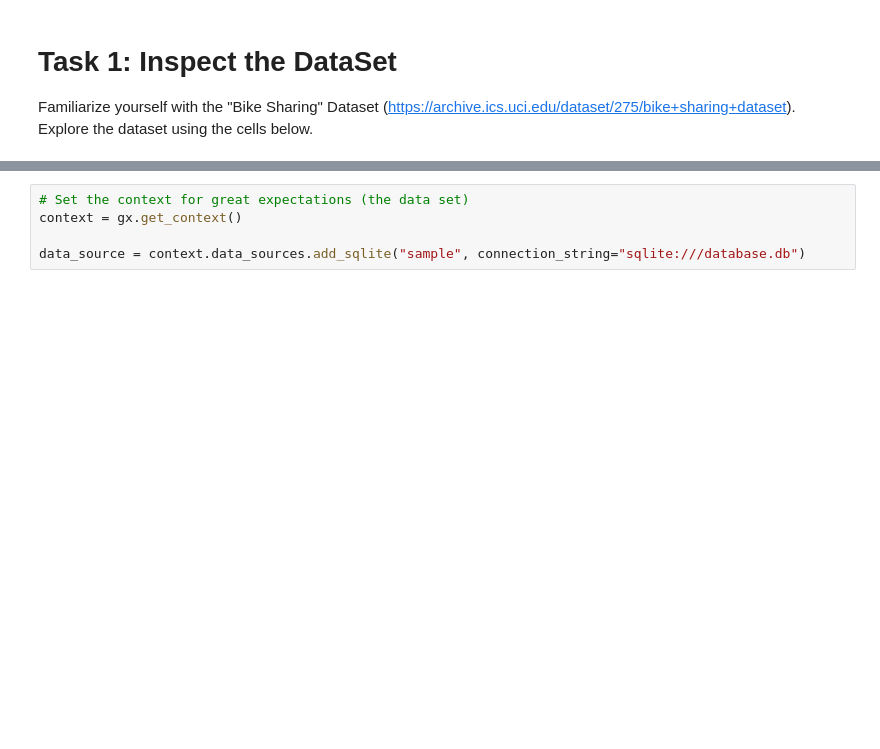
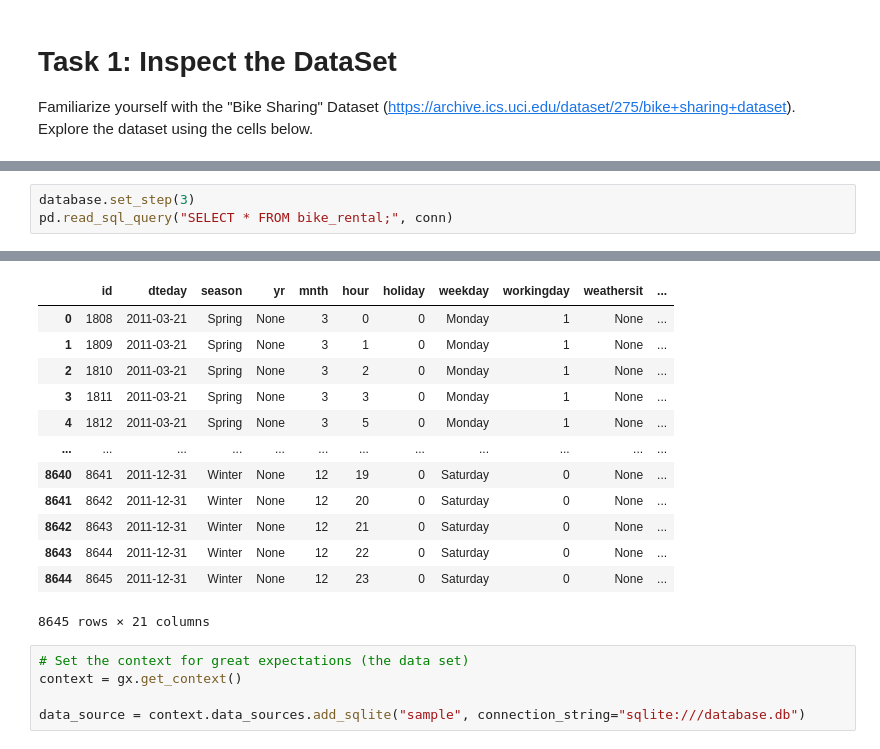
Before and after one commit to iptch/SDS2025-data-quality-handson, a Jupyter notebook: Workshop_DataQualityTesting.ipynb, the cells around one changed output, grey strips where cells are left out. Drawn from its saved outputs; the diff is of its cells as text; blank space fills up the shorter version.

```diff
--- a/Workshop_DataQualityTesting.ipynb
+++ b/Workshop_DataQualityTesting.ipynb
@@ -53,0 +40,4 @@ Migration 1_bike_rental_2011_spring.sql from 0_spring_2011 - Successfully applie
+# %%
+database.set_step(3)
+pd.read_sql_query("SELECT * FROM bike_rental;", conn)
+# %% [output]
@@ -54,3 +53,16 @@ Migration 1_bike_rental_2011_spring.sql from 0_spring_2011 - Successfully applie
+|  | id | dteday | season | yr | mnth | hour | holiday | weekday | workingday | weathersit | ... |
+| 0 | 1808 | 2011-03-21 | Spring | None | 3 | 0 | 0 | Monday | 1 | None | ... |
+| 1 | 1809 | 2011-03-21 | Spring | None | 3 | 1 | 0 | Monday | 1 | None | ... |
+| 2 | 1810 | 2011-03-21 | Spring | None | 3 | 2 | 0 | Monday | 1 | None | ... |
+| 3 | 1811 | 2011-03-21 | Spring | None | 3 | 3 | 0 | Monday | 1 | None | ... |
+| 4 | 1812 | 2011-03-21 | Spring | None | 3 | 5 | 0 | Monday | 1 | None | ... |
+| ... | ... | ... | ... | ... | ... | ... | ... | ... | ... | ... | ... |
+| 8640 | 8641 | 2011-12-31 | Winter | None | 12 | 19 | 0 | Saturday | 0 | None | ... |
+| 8641 | 8642 | 2011-12-31 | Winter | None | 12 | 20 | 0 | Saturday | 0 | None | ... |
+| 8642 | 8643 | 2011-12-31 | Winter | None | 12 | 21 | 0 | Saturday | 0 | None | ... |
+| 8643 | 8644 | 2011-12-31 | Winter | None | 12 | 22 | 0 | Saturday | 0 | None | ... |
+| 8644 | 8645 | 2011-12-31 | Winter | None | 12 | 23 | 0 | Saturday | 0 | None | ... |
+8645 rows × 21 columns
 # %%
 # Set the context for great expectations (the data set)
 context = gx.get_context()
```
Also changed, not shown: parts of 7 cells of this notebook, 2 other files.
